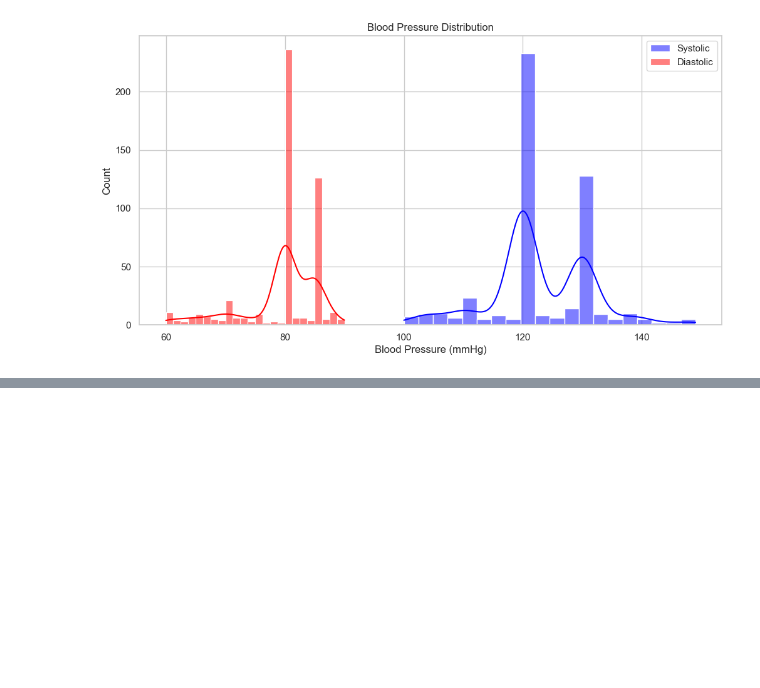
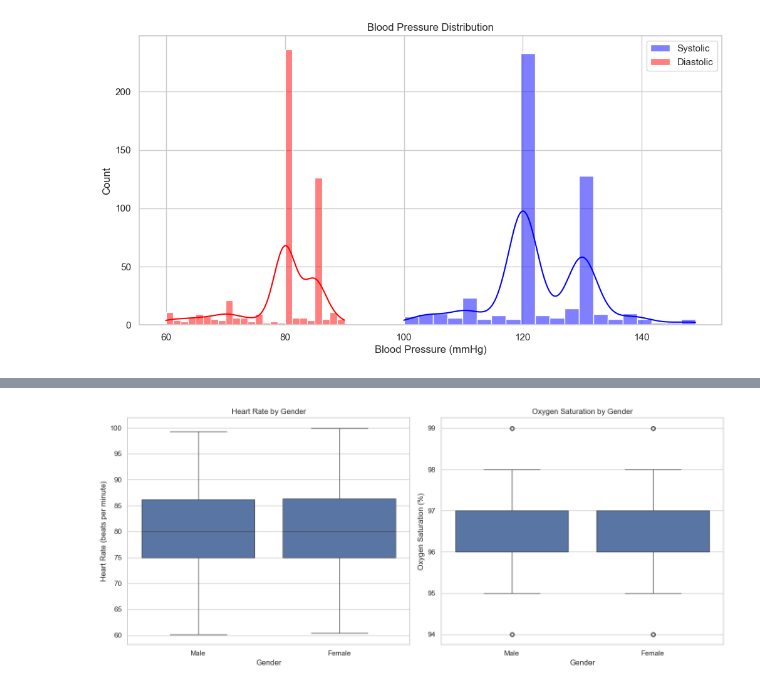
Before and after one commit to Manu-Abuya/Health-Monitoring-and-Analysis, a Jupyter notebook: notebook/health_monitoring_analysis.ipynb, the cells around one changed output, grey strips where cells are left out. Drawn from its saved outputs; the diff is of its cells as text; code cells hidden in the pictures; blank space fills up the shorter version.

Commit message:
Heart Rate and Oxygen Saturation

```diff
--- a/notebook/health_monitoring_analysis.ipynb
+++ b/notebook/health_monitoring_analysis.ipynb
@@ -224,4 +227,17 @@ plt.show()
 # %%
 # Health Metrics by Gender
 fig, axes = plt.subplots(1, 2, figsize=(14,6))
 sns.boxplot(x='Gender', y='HeartRate', data=health_data, ax=axes[0])
+axes[0].set_title('Heart Rate by Gender')
+axes[0].set_xlabel('Gender')
+axes[0].set_ylabel('Heart Rate (beats per minute)')
+
+sns.boxplot(x='Gender', y='OxygenSaturation', data=health_data, ax=axes[1])
+axes[1].set_title('Oxygen Saturation by Gender')
+axes[1].set_xlabel('Gender')
+axes[1].set_ylabel('Oxygen Saturation (%)')
+
+plt.tight_layout()
+plt.show()
+# %% [output]
+[figure, added]
```
Also changed, not shown: parts of 5 cells of this notebook.
